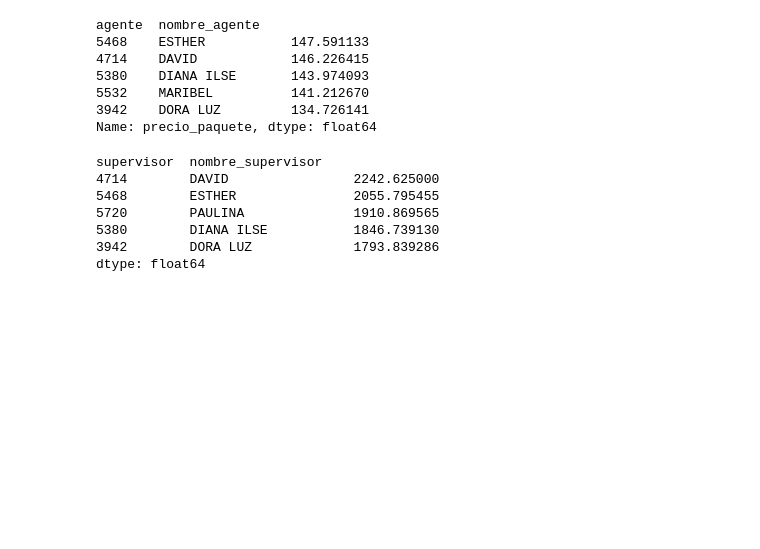
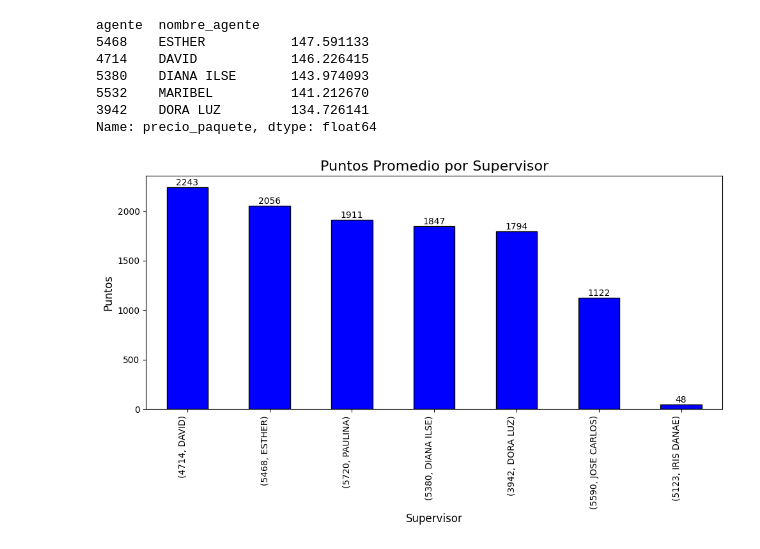
Before and after one commit to J-Paramo/analisis-desempeno-comercial, a Jupyter notebook: notebooks/01_EDA_ventas.ipynb, the cells around one changed output. Drawn from its saved outputs; the diff is of its cells as text; code cells hidden in the pictures; blank space fills up the shorter version.

Commit message:
EDA_02 completo: volumen ventas, ticket promedio y grafico de comparativo entre equipos

```diff
--- a/notebooks/01_EDA_ventas.ipynb
+++ b/notebooks/01_EDA_ventas.ipynb
@@ -46,14 +47,25 @@ Name: precio_paquete, dtype: float64
 # %%
 # Comparativo entre equipos
 agentes_por_supervisor = df.groupby('nombre_supervisor')['agente'].nunique().sort_values(ascending=False)
 puntos_por_equipo = df.groupby(['supervisor','nombre_supervisor'])['puntos'].sum()
 puntos_promedio_equipo = (puntos_por_equipo / agentes_por_supervisor).sort_values(ascending=False)
 puntos_promedio_equipo.head()
+
+# Grafico comparativo
+fig, ax = plt.subplots(figsize=(10,6))
+puntos_promedio_equipo.plot(kind='bar', color='blue', edgecolor='black', ax=ax)
+plt.title('Puntos Promedio por Supervisor', fontsize=16)
+plt.xlabel('Supervisor', fontsize=12)
+plt.ylabel('Puntos', fontsize=12)
+plt.xticks(rotation=90, ha='right')
+
+for i, valor in enumerate(puntos_promedio_equipo):
+    ax.text(i, valor + 1, f'{valor:.0f}', ha='center', va='bottom', fontsize=10, color='black')
+
+for i, val in enumerate(puntos_promedio_equipo):
+    ax.text(i, val, f'{valor:.0f}', ha='center', va='bottom
+
+plt.tight_layout()
+plt.show()
 # %% [output]
-supervisor  nombre_supervisor
-4714        DAVID                2242.625000
-5468        ESTHER               2055.795455
-5720        PAULINA              1910.869565
-5380        DIANA ILSE           1846.739130
-3942        DORA LUZ             1793.839286
-dtype: float64
+[figure, added]
```
Also changed, not shown: parts of 3 cells of this notebook.
